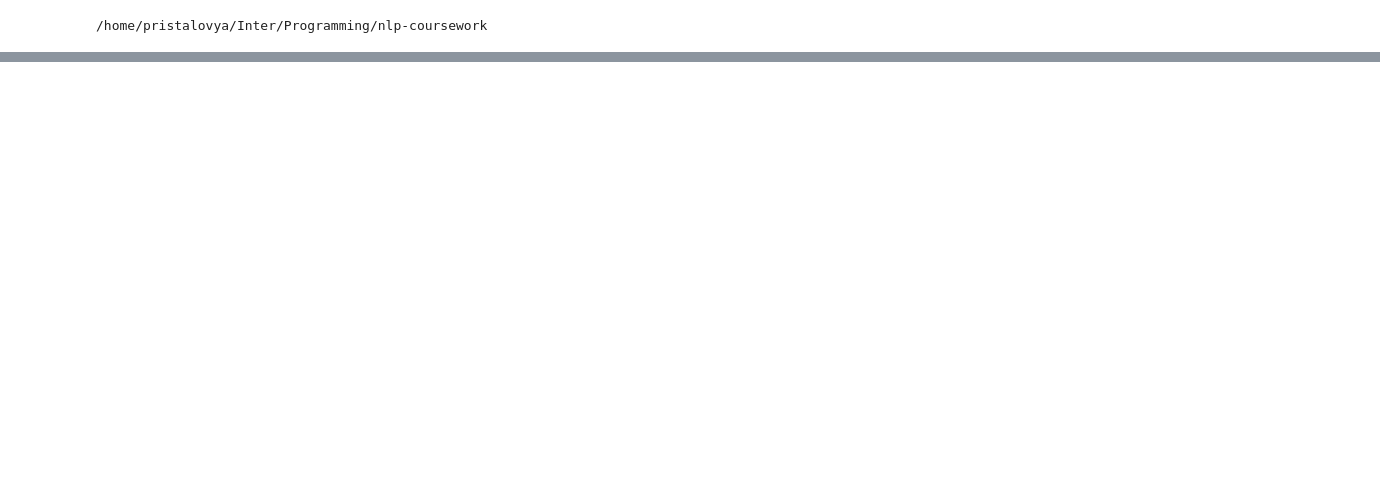
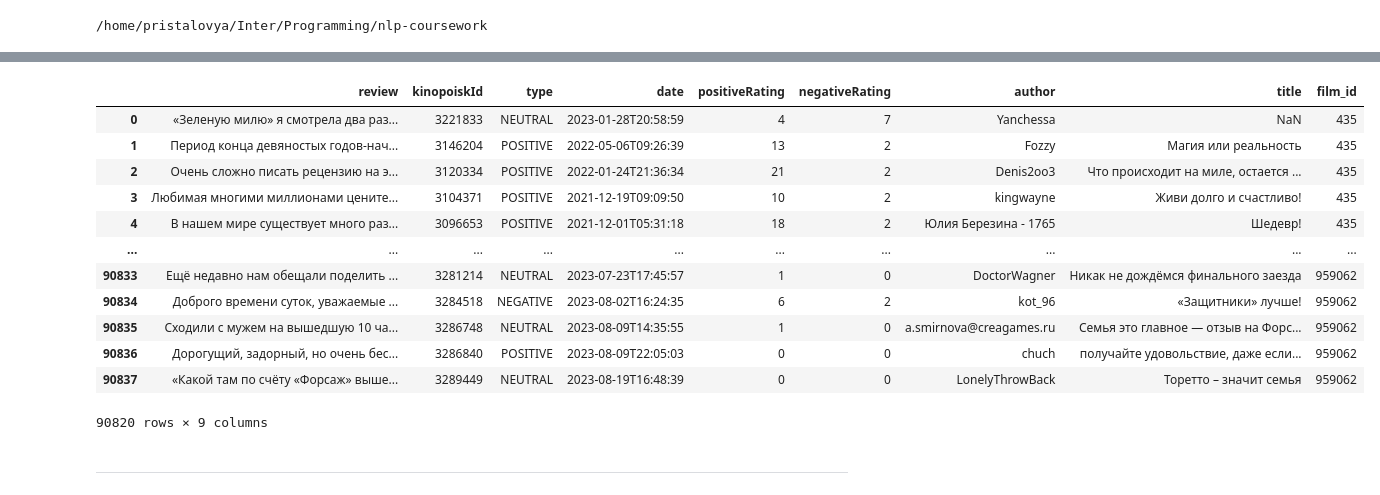
Before and after one commit to YaroslavPr17/nlp-coursework, a Jupyter notebook: notebooks/chores/Data_pipeline.ipynb, the cells around one changed output, grey strips where cells are left out. Drawn from its saved outputs; the diff is of its cells as text; code cells hidden in the pictures; blank space fills up the shorter version.

```diff
--- a/notebooks/chores/Data_pipeline.ipynb
+++ b/notebooks/chores/Data_pipeline.ipynb
@@ -68,0 +71,18 @@ Dataset 'reviews.csv' was found in local storage.
+# %%
+new.drop_duplicates(subset='review')
+# %% [output]
+|  | review | kinopoiskId | type | date | positiveRating | negativeRating | author | title | film_id |
+| 0 | «Зеленую милю» я смотрела два раз... | 3221833 | NEUTRAL | 2023-01-28T20:58:59 | 4 | 7 | Yanchessa | NaN | 435 |
+| 1 | Период конца девяностых годов-нач... | 3146204 | POSITIVE | 2022-05-06T09:26:39 | 13 | 2 | Fozzy | Магия или реальность | 435 |
+| 2 | Очень сложно писать рецензию на э... | 3120334 | POSITIVE | 2022-01-24T21:36:34 | 21 | 2 | Denis2oo3 | Что происходит на миле, остается ... | 435 |
+| 3 | Любимая многими миллионами цените... | 3104371 | POSITIVE | 2021-12-19T09:09:50 | 10 | 2 | kingwayne | Живи долго и счастливо! | 435 |
+| 4 | В нашем мире существует много раз... | 3096653 | POSITIVE | 2021-12-01T05:31:18 | 18 | 2 | Юлия Березина - 1765 | Шедевр! | 435 |
+| ... | ... | ... | ... | ... | ... | ... | ... | ... | ... |
+| 90833 | Ещё недавно нам обещали поделить ... | 3281214 | NEUTRAL | 2023-07-23T17:45:57 | 1 | 0 | DoctorWagner | Никак не дождёмся финального заезда | 959062 |
+| 90834 | Доброго времени суток, уважаемые ... | 3284518 | NEGATIVE | 2023-08-02T16:24:35 | 6 | 2 | kot_96 | «Защитники» лучше! | 959062 |
+| 90835 | Сходили с мужем на вышедшую 10 ча... | 3286748 | NEUTRAL | 2023-08-09T14:35:55 | 1 | 0 | a.smirnova@creagames.ru | Семья это главное — отзыв на Форс... | 959062 |
+| 90836 | Дорогущий, задорный, но очень бес... | 3286840 | POSITIVE | 2023-08-09T22:05:03 | 0 | 0 | chuch | получайте удовольствие, даже если... | 959062 |
+| 90837 | «Какой там по счёту «Форсаж» выше... | 3289449 | NEUTRAL | 2023-08-19T16:48:39 | 0 | 0 | LonelyThrowBack | Торетто – значит семья | 959062 |
+90820 rows × 9 columns
+# %% [markdown]
+---
```
Also changed, not shown: parts of 11 cells of this notebook, 6 other files.
